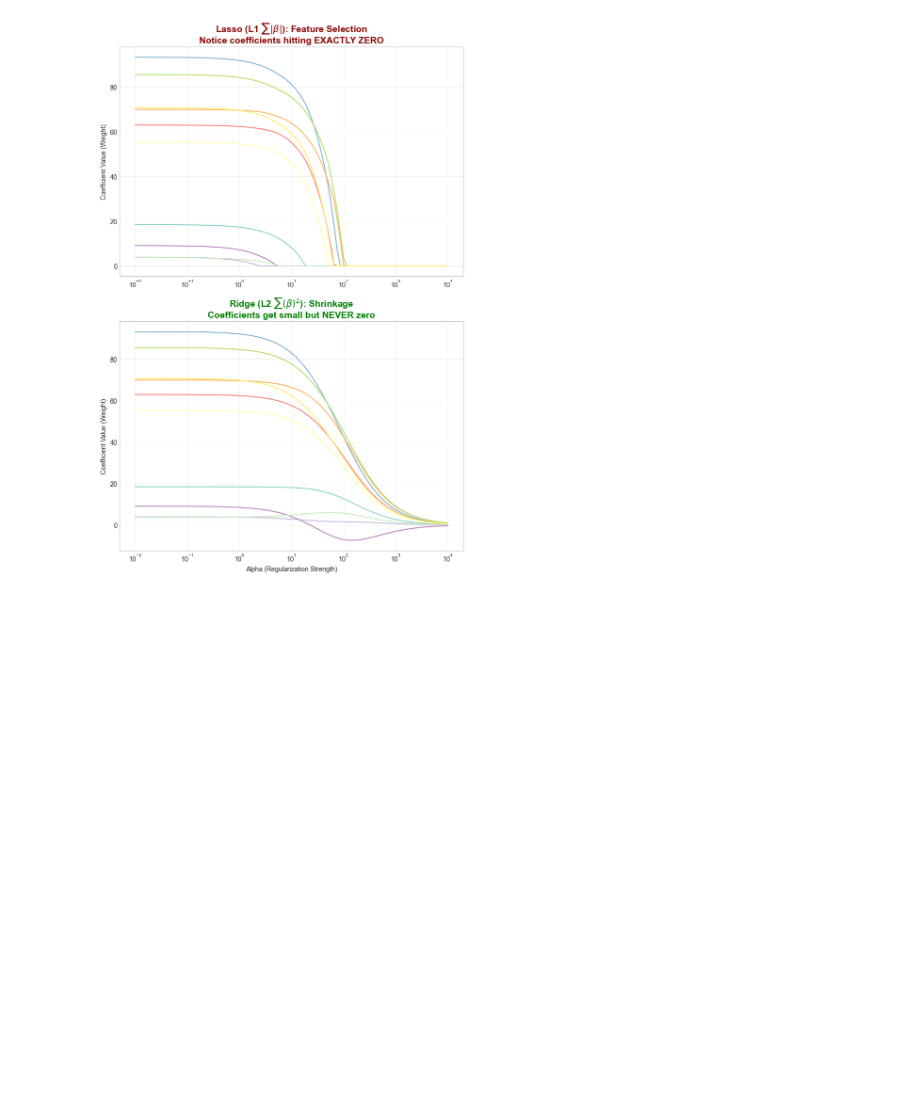
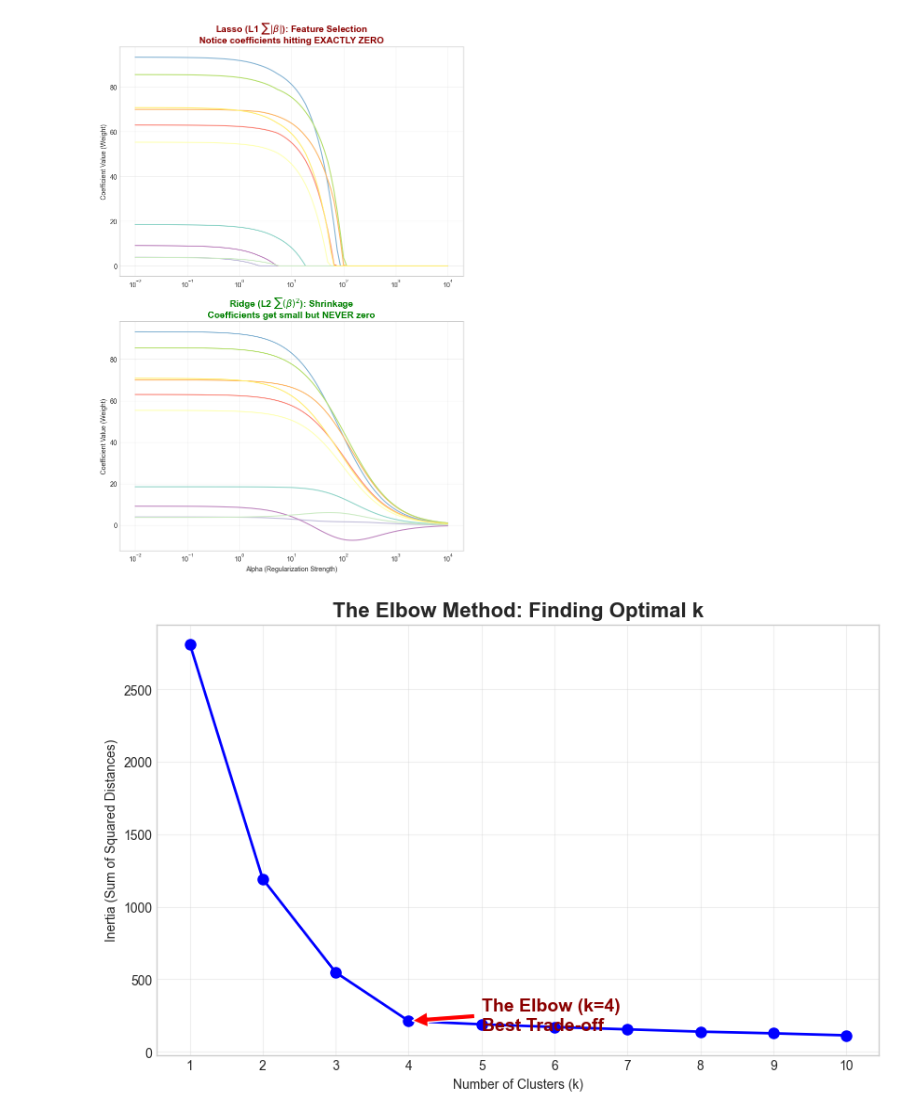
Before and after one commit to dattali18/machine_learning_msc_course, a Jupyter notebook: test_prep/ml_test_prep_1.ipynb, the cells around one changed output. Cells and saved outputs as stored; diff of their text form; code cells hidden in the pictures; blank space fills up the shorter version.

```diff
--- a/test_prep/ml_test_prep_1.ipynb
+++ b/test_prep/ml_test_prep_1.ipynb
@@ -549,3 +549,36 @@ plt.tight_layout()
 plt.show()
 # %% [output]
 [figure]
+# %%
+ # CELL 15: ELBOW METHOD (K-Means)
+from sklearn.cluster import KMeans
+from sklearn.datasets import make_blobs
+
+# 1. Generate Data with 4 real centers
+X, y = make_blobs(n_samples=300, centers=4, cluster_std=0.60, random_state=0)
+
+# 2. Run K-Means for k=1 to 10
+inertia = []
+k_range = range(1, 11)
+
+for k in k_range:
+    kmeans = KMeans(n_clusters=k, n_init=10, random_state=42)
+    kmeans.fit(X)
+    inertia.append(kmeans.inertia_)
+
+# 3. Plot
+plt.figure(figsize=(10, 6))
+plt.plot(k_range, inertia, 'bo-', linewidth=2, markersize=8)
+
+# Highlight the Elbow (k=4)
+plt.annotate('The Elbow (k=4)\nBest Trade-off', xy=(4, inertia[3]), xytext=(5, 150),
+             arrowprops=dict(facecolor='red', shrink=0.05), fontsize=14, color='darkred', fontweight='bold')
+
+plt.title('The Elbow Method: Finding Optimal k', fontsize=16, fontweight='bold')
+plt.xlabel('Number of Clusters (k)')
+plt.ylabel('Inertia (Sum of Squared Distances)')
+plt.grid(True, alpha=0.3)
+plt.xticks(k_range)
+plt.show()
+# %% [output]
+[figure, added]
```
